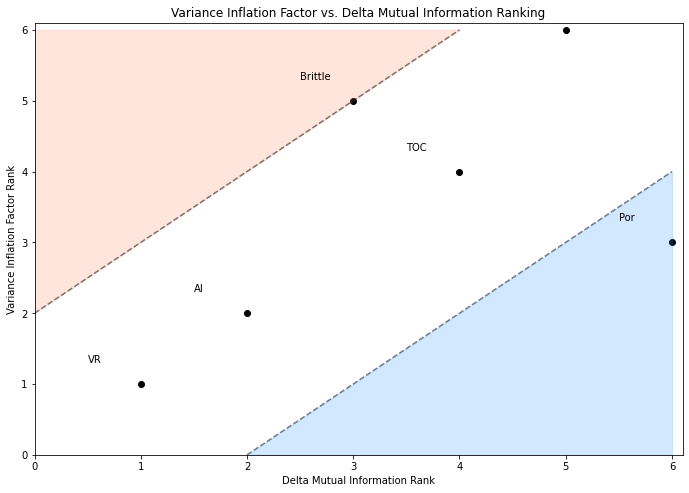
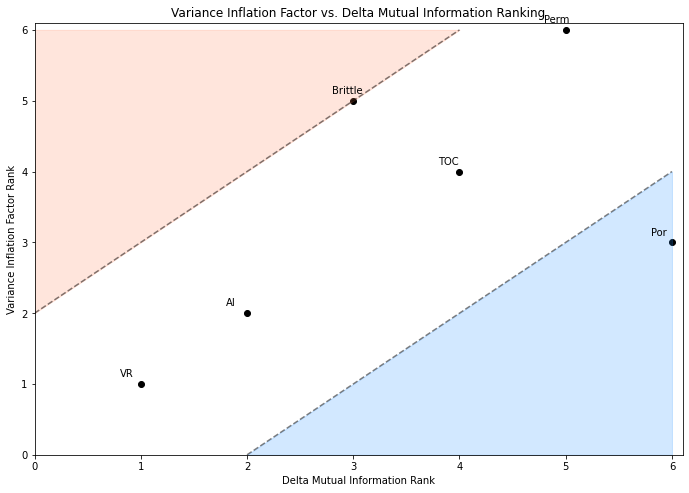
Unified diff of the notebook cell whose output changed from the first chart to the second:
--- before
+++ after
@@ -1,5 +1,5 @@
 plt.scatter(stats.rankdata(delta_mutual_information),stats.rankdata(-vif_values),c='black',edgecolor='black')
 for i, feature in enumerate(x.columns):
-    plt.annotate(feature, (stats.rankdata(delta_mutual_information)[i]-0.5,stats.rankdata(-vif_values)[i]+0.3))
+    plt.annotate(feature, (stats.rankdata(delta_mutual_information)[i]-0.2,stats.rankdata(-vif_values)[i]+0.1))
 plt.xlabel('Delta Mutual Information Rank'); plt.ylabel('Variance Inflation Factor Rank'); plt.title('Variance Inflation Factor vs. Delta Mutual Information Ranking')
 plt.xlim(0,len(pred)+0.1); plt.ylim(0,len(pred)+0.1)

Commit: improved ANN